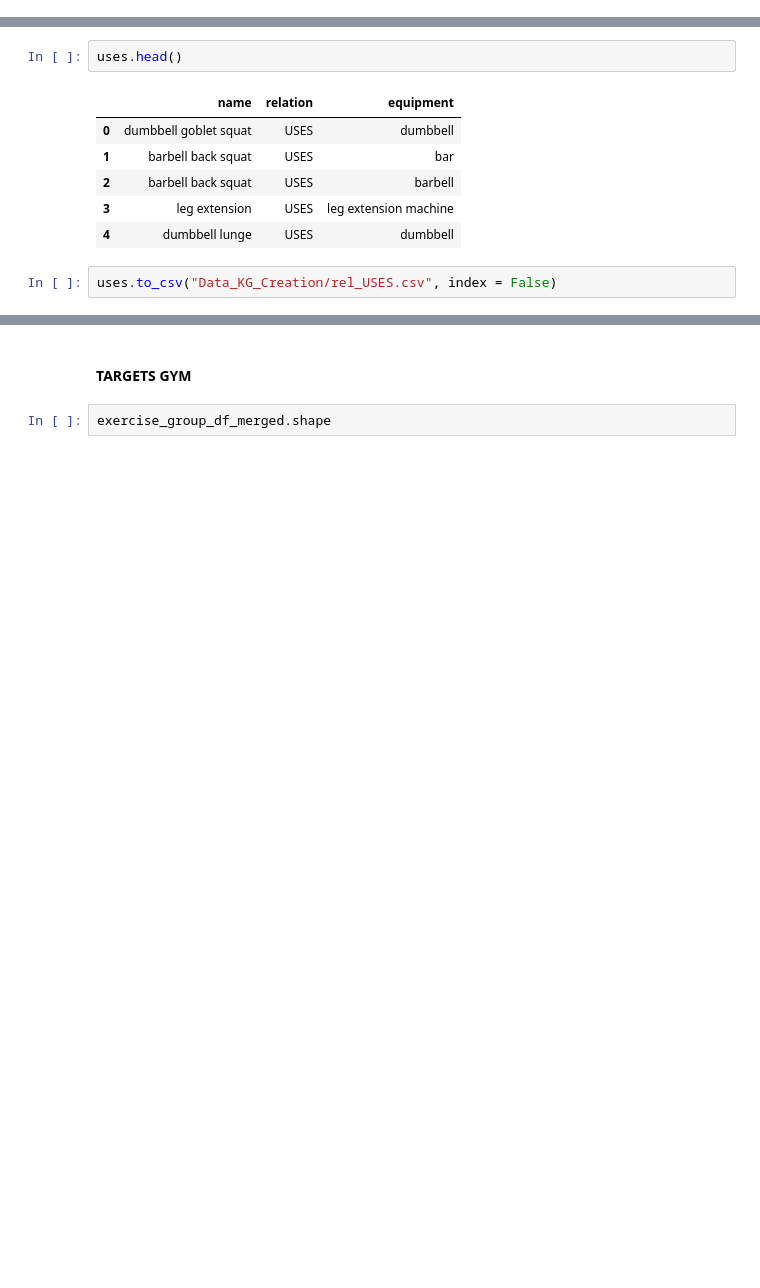
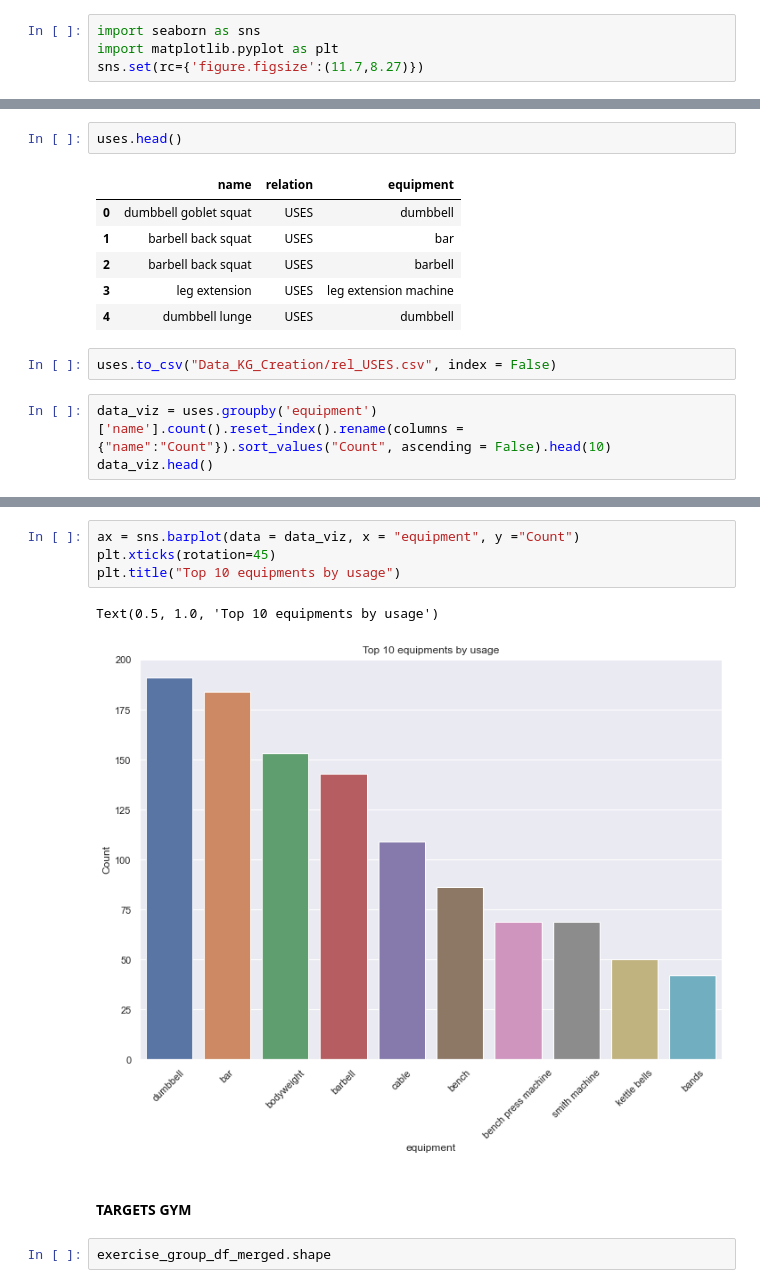
Before and after one commit to imdaredevil/fitness_kg, a Jupyter notebook: Entity Linking/Entity Linking.ipynb, the cells around one changed output, grey strips where cells are left out. Saved outputs shown, nothing was run; the diff lists cells and outputs as text; blank space fills up the shorter version.

```diff
--- a/Entity Linking/Entity Linking.ipynb
+++ b/Entity Linking/Entity Linking.ipynb
@@ -6,6 +6,10 @@ import math
 from copy import deepcopy
 # %%
 import functools as ft
+# %%
+import seaborn as sns
+import matplotlib.pyplot as plt
+sns.set(rc={'figure.figsize':(11.7,8.27)})
 # %% [markdown]
 > Link muscle group in exrx and gym building exercises
 
@@ -2072,3 +2112,6 @@ uses.head()
 | 4 | dumbbell lunge | USES | dumbbell |
 # %%
 uses.to_csv("Data_KG_Creation/rel_USES.csv", index = False)
+# %%
+data_viz = uses.groupby('equipment')['name'].count().reset_index().rename(columns = {"name":"Count"}).sort_values("Count", ascending = False).head(10)
+data_viz.head()
@@ -2075,3 +2125,10 @@ uses.to_csv("Data_KG_Creation/rel_USES.csv", index = False)
+# %%
+ax = sns.barplot(data = data_viz, x = "equipment", y ="Count")
+plt.xticks(rotation=45)
+plt.title("Top 10 equipments by usage")
+# %% [output]
+Text(0.5, 1.0, 'Top 10 equipments by usage')
+[figure, added]
 # %% [markdown]
 #### TARGETS GYM
 # %%
```
Also changed, not shown: parts of 10 cells of this notebook, 4 other files.
